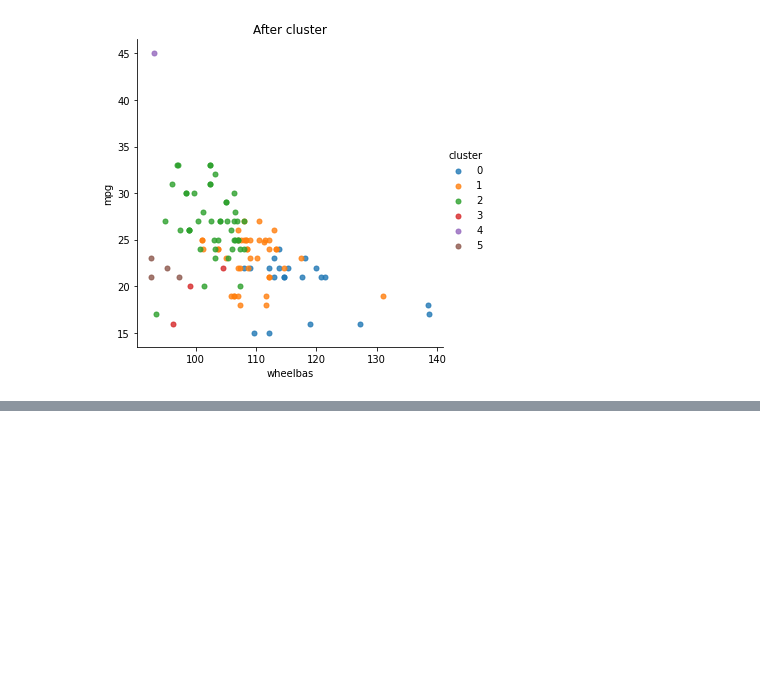
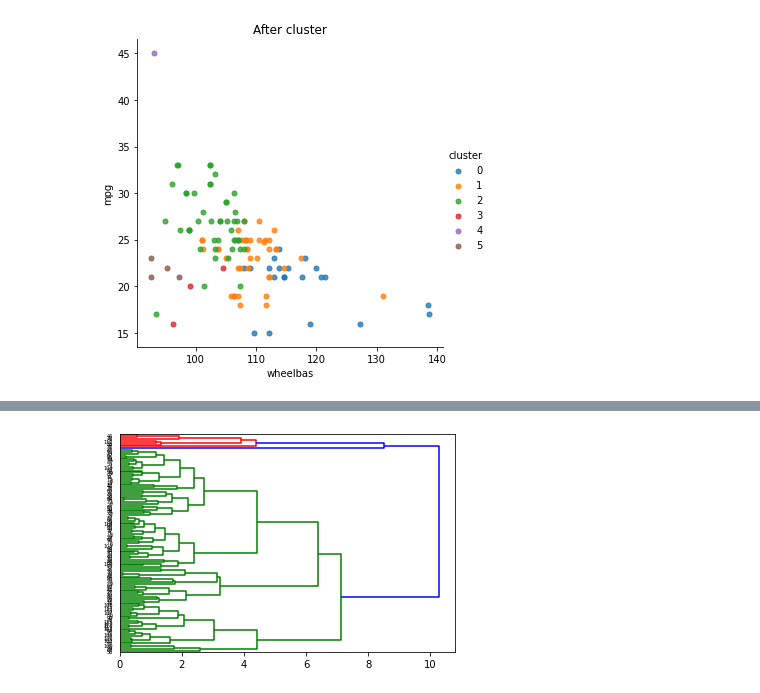
Before and after one commit to arjunjanamatti/machine_learning_congintive_class, a Jupyter notebook: agglomerate_clustering.ipynb, the cells around one changed output, grey strips where cells are left out. Cells and saved outputs as stored; diff of their text form; code cells hidden in the pictures; blank space fills up the shorter version.

```diff
--- a/agglomerate_clustering.ipynb
+++ b/agglomerate_clustering.ipynb
@@ -257,3 +257,6 @@ plt.ylabel("mpg")
 plt.show()
 # %% [output]
 [figure]
+# %%
+dist_matrix = distance_matrix(X,X)
+print(dist_matrix)
@@ -259,0 +271,6 @@ plt.show()
+# %%
+Z = hierarchy.linkage(dist_matrix, 'complete')
+# %%
+dendro = hierarchy.dendrogram(Z, orientation='right')
+# %% [output]
+[figure, added]
```
Also changed, not shown: parts of 4 cells of this notebook.
